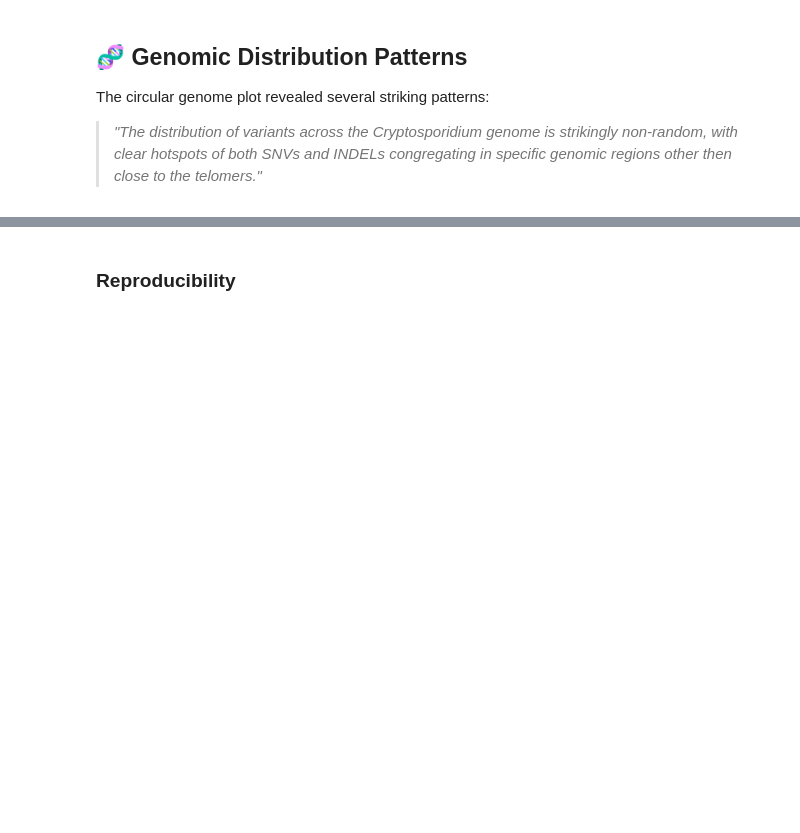
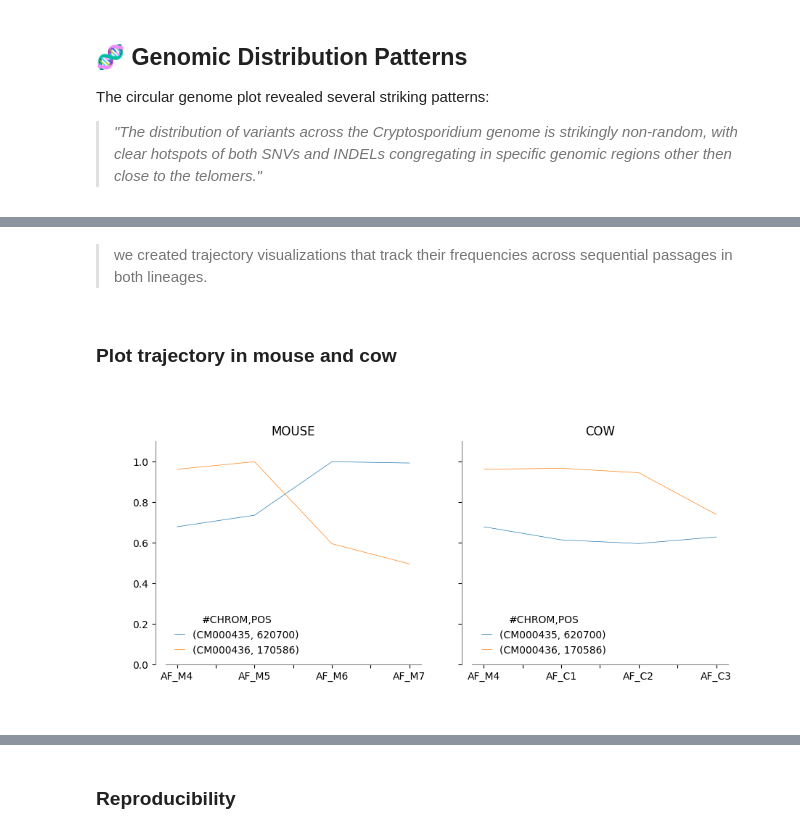
Before and after one commit to mtinti/cryptosporidium_host_adaptation, a Jupyter notebook: nbs/index.ipynb, the cells around one changed output, grey strips where cells are left out. Saved outputs shown, nothing was run; the diff lists cells and outputs as text; code cells hidden in the pictures; blank space fills up the shorter version.

```diff
--- a/nbs/index.ipynb
+++ b/nbs/index.ipynb
@@ -367,0 +379,18 @@ The circular genome plot revealed several striking patterns:
+# %%
+#| hide
+data=pd.read_csv('../data/allele_frequencies.tsv',sep='\t')
+data=data[data['ALT'].str.len()==1]
+data = data.set_index(['#CHROM','POS'])
+print(data.shape)
+
+filterining_data = data[['AF_M7', 'AF_M5', 'AF_M6', 'AF_M4','AF_C3', 'AF_C2', 'AF_C1']]
+filterining_data = filterining_data.divide(filterining_data.max(axis=1),axis=0)
+filterining_max=filterining_data.max(axis=1)
+filterining_min=filterining_data.min(axis=1)
+data = filterining_data[(filterining_max-filterining_min)>0.3]
+print(data.shape)
+
+df_vcf = read_vcf( "../data/filtered_final.vcf")
+df_vcf = df_vcf.set_index(['#CHROM','POS'])
+df_vcf=df_vcf.loc[data.index.values][['INFO']]
+data = data.join(df_vcf)
@@ -367,0 +412,4 @@ The circular genome plot revealed several striking patterns:
+# %%
+data = add_ann_info_to_df(data)
+del data['INFO']
+data.head()
@@ -367,0 +446,14 @@ The circular genome plot revealed several striking patterns:
+# %% [markdown]
+> we created trajectory visualizations that track their frequencies across sequential passages in both lineages.
+# %% [markdown]
+### Plot trajectory in mouse and cow
+# %%
+fig,axes = plt.subplots(figsize = (10,4), ncols=2,sharey=True)
+data[data['impact']=='HIGH'][['AF_M4','AF_M5','AF_M6','AF_M7']].T.plot(ax=axes[0])
+clean_axes(axes[0]).set_title('MOUSE')
+data[data['impact']=='HIGH'][['AF_M4','AF_C1','AF_C2','AF_C3']].T.plot(ax=axes[1])
+clean_axes(axes[1]).set_title('COW')
+plt.ylim(0,1.1)
+plt.show()
+# %% [output]
+[figure, added]
```
Also changed, not shown: parts of 13 cells of this notebook, 10 other files.
